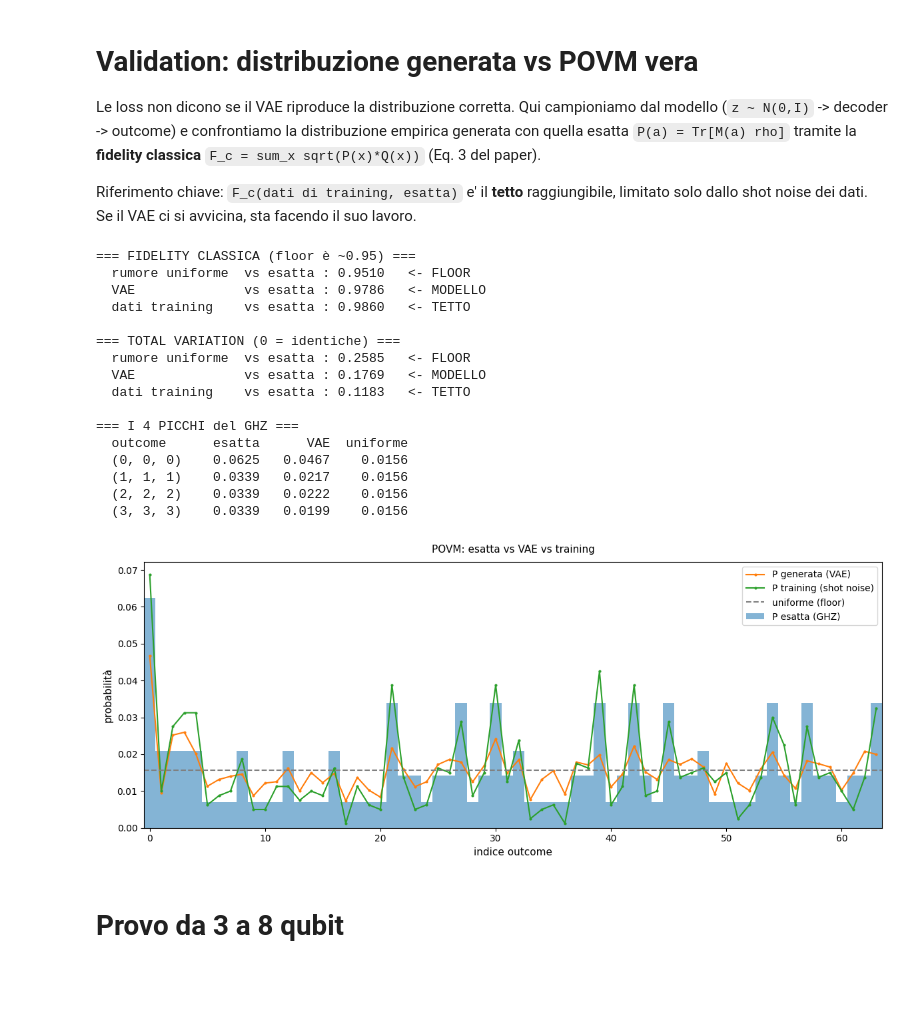
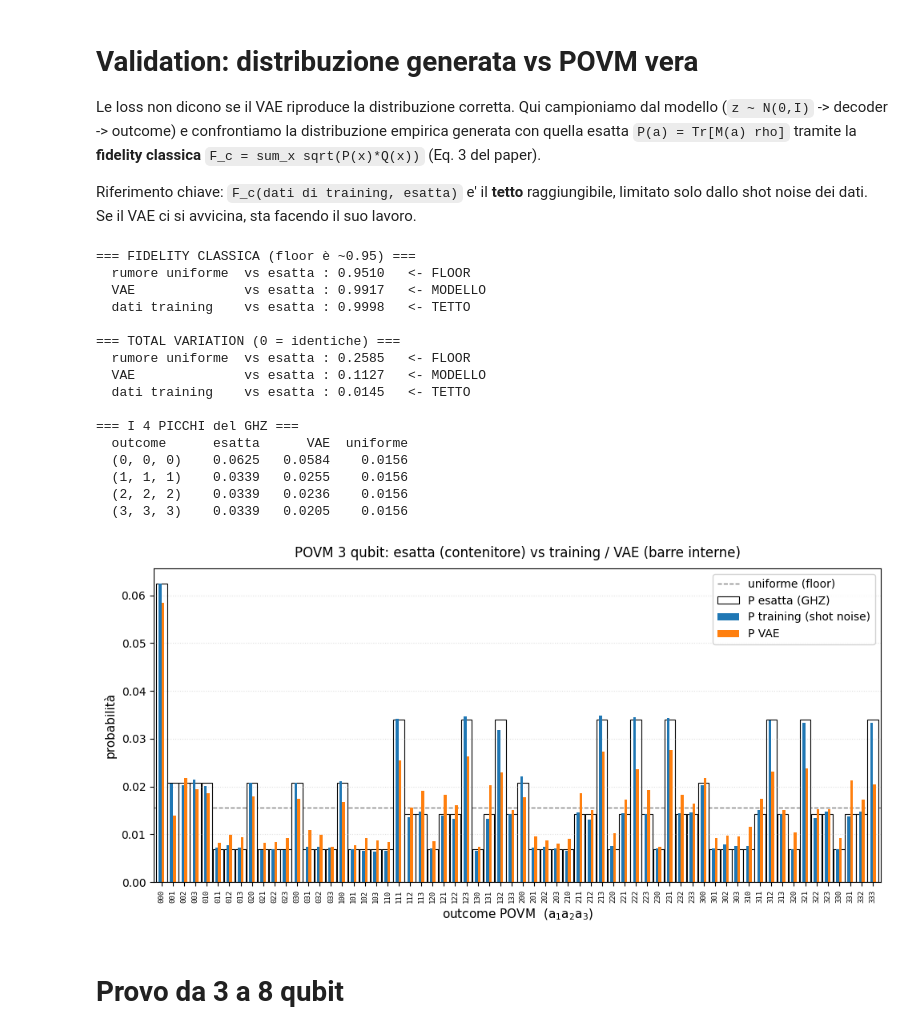
Before and after one commit to srazzetti/statistical-qst-vae, a Jupyter notebook: notebook/vae_training.ipynb, the cells around one changed output. Saved outputs shown, nothing was run; the diff lists cells and outputs as text; code cells hidden in the pictures; blank space fills up the shorter version.

Commit message:
Enhance plot_distribution_compare method for better visualization of probability distributions

```diff
--- a/notebook/vae_training.ipynb
+++ b/notebook/vae_training.ipynb
@@ -47,11 +32,11 @@ ModuleNotFoundError: No module named 'temporary_utils'
 # Data Creation and Processing
 # %%
 # Set samples and qubits to use for the training
-N_SAMPLES = [1000, 5000, 10000, 20000, 50000, 100000]
-N_QUBITS = [3, 4, 5, 6, 7, 8]
+N_SAMPLES = [1000, 5000, 10000, 20000, 50000]
+N_QUBITS = [3, 4, 5, 6, 7]
 
 # Create a GHZ state and compute the corresponding density matrix
-n_samples = N_SAMPLES[0]
+n_samples = N_SAMPLES[4]
 n_qubits = N_QUBITS[0]
 qc = create_ghz_state(n_qubits)
 rho = DensityMatrix(qc)
@@ -77,9 +62,9 @@ Testing set size and shape: 200 and (200, 12)
 # %%
 # Difine useful parameters for the VAE training
 LATENT_DIM = 16
-HIDDEN_DIM = 128
-WARMUP_EPOCHS = 30
-TOTAL_EPOCHS = 2000
+HIDDEN_DIM = 96
+WARMUP_EPOCHS = 100
+TOTAL_EPOCHS = 500
 BATCH_SIZE = 100
 LEARNING_RATE = 1e-3
 BETA_MAX = 0.85
@@ -177,47 +162,44 @@ classical_fidelity_train = fm.classical_fidelity(P_train, P_exact)
 total_variation_train = fm.total_variation(P_train, P_exact)
 
 print("=== FIDELITY CLASSICA (floor è ~0.95) ===")
 print(f"  rumore uniforme  vs esatta : {classical_fidelity_floor:.4f}   <- FLOOR")
 print(f"  VAE              vs esatta : {classical_fidelity_vae:.4f}   <- MODELLO")
 print(f"  dati training    vs esatta : {classical_fidelity_train:.4f}   <- TETTO")
 print()
 print("=== TOTAL VARIATION (0 = identiche) ===")
 print(f"  rumore uniforme  vs esatta : {total_variation_floor:.4f}   <- FLOOR")
 print(f"  VAE              vs esatta : {total_variation_vae:.4f}   <- MODELLO")
 print(f"  dati training    vs esatta : {total_variation_train:.4f}   <- TETTO")
 print()
 print("=== I 4 PICCHI del GHZ ===")
 print(f"  {'outcome':10s} {'esatta':>8s} {'VAE':>8s} {'uniforme':>9s}")
 for o in [(0, 0, 0), (1, 1, 1), (2, 2, 2), (3, 3, 3)]:
     print(f"  {str(o):10s} {P_exact[o]:8.4f} {P_vae.get(o,0):8.4f} {1/len(outcomes):9.4f}")
 
-# --- 4. Confronto visivo sulle 4^N probabilita' ---
-# Niente barre affiancate (con 4^N outcome diventano sottili e si sovrappongono):
-# esatta = barre a tutta larghezza semitrasparenti, VAE = linea sovrapposta.
+# --- 4. Confronto visivo sui 64 outcomes (solo 3 qubit): grouped bar chart esatta vs VAE vs training ---
 p_true = np.array([P_exact[o]        for o in outcomes])
 p_gen  = np.array([P_vae.get(o, 0.0) for o in outcomes])   # .get: il VAE puo' non generare tutti gli outcome
 p_train = np.array([P_train.get(o, 0.0) for o in outcomes]) # .get: i dati di training possono non coprire tutti gli outcome
-idx = np.arange(len(outcomes))
 
-plots.plot_distribution_compare(p_true, p_gen, p_train, idx)
+plots.plot_distribution_compare(p_true, p_gen, p_train, outcomes)
 # %% [output]
 === FIDELITY CLASSICA (floor è ~0.95) ===
   rumore uniforme  vs esatta : 0.9510   <- FLOOR
-  VAE              vs esatta : 0.9786   <- MODELLO
-  dati training    vs esatta : 0.9860   <- TETTO
+  VAE              vs esatta : 0.9917   <- MODELLO
+  dati training    vs esatta : 0.9998   <- TETTO
 
 === TOTAL VARIATION (0 = identiche) ===
   rumore uniforme  vs esatta : 0.2585   <- FLOOR
-  VAE              vs esatta : 0.1769   <- MODELLO
-  dati training    vs esatta : 0.1183   <- TETTO
+  VAE              vs esatta : 0.1127   <- MODELLO
+  dati training    vs esatta : 0.0145   <- TETTO
 
 === I 4 PICCHI del GHZ ===
   outcome      esatta      VAE  uniforme
-  (0, 0, 0)    0.0625   0.0467    0.0156
-  (1, 1, 1)    0.0339   0.0217    0.0156
-  (2, 2, 2)    0.0339   0.0222    0.0156
-  (3, 3, 3)    0.0339   0.0199    0.0156
+  (0, 0, 0)    0.0625   0.0584    0.0156
+  (1, 1, 1)    0.0339   0.0255    0.0156
+  (2, 2, 2)    0.0339   0.0236    0.0156
+  (3, 3, 3)    0.0339   0.0205    0.0156
-[figure, old version]
+[figure, new version]
 # %% [markdown]
 # Provo da 3 a 8 qubit
 # %%
```
Also changed, not shown: parts of 6 cells of this notebook, 1 other file.
